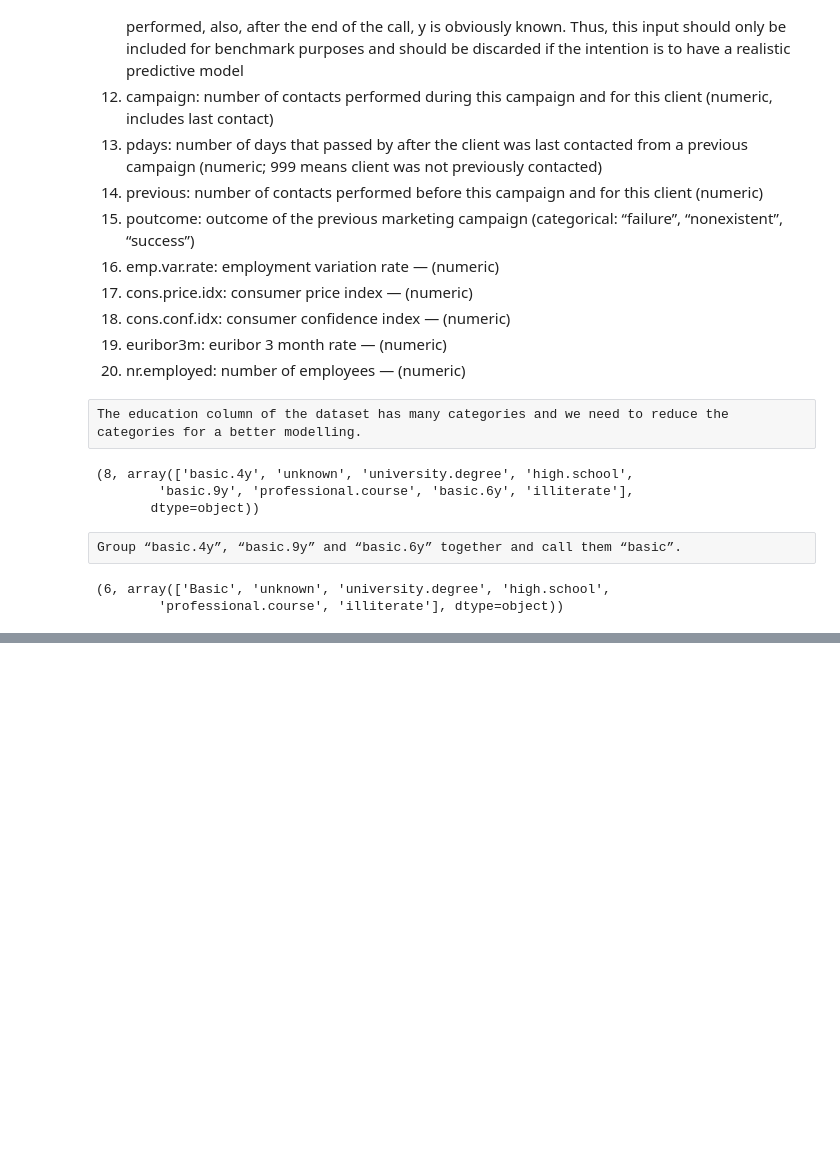
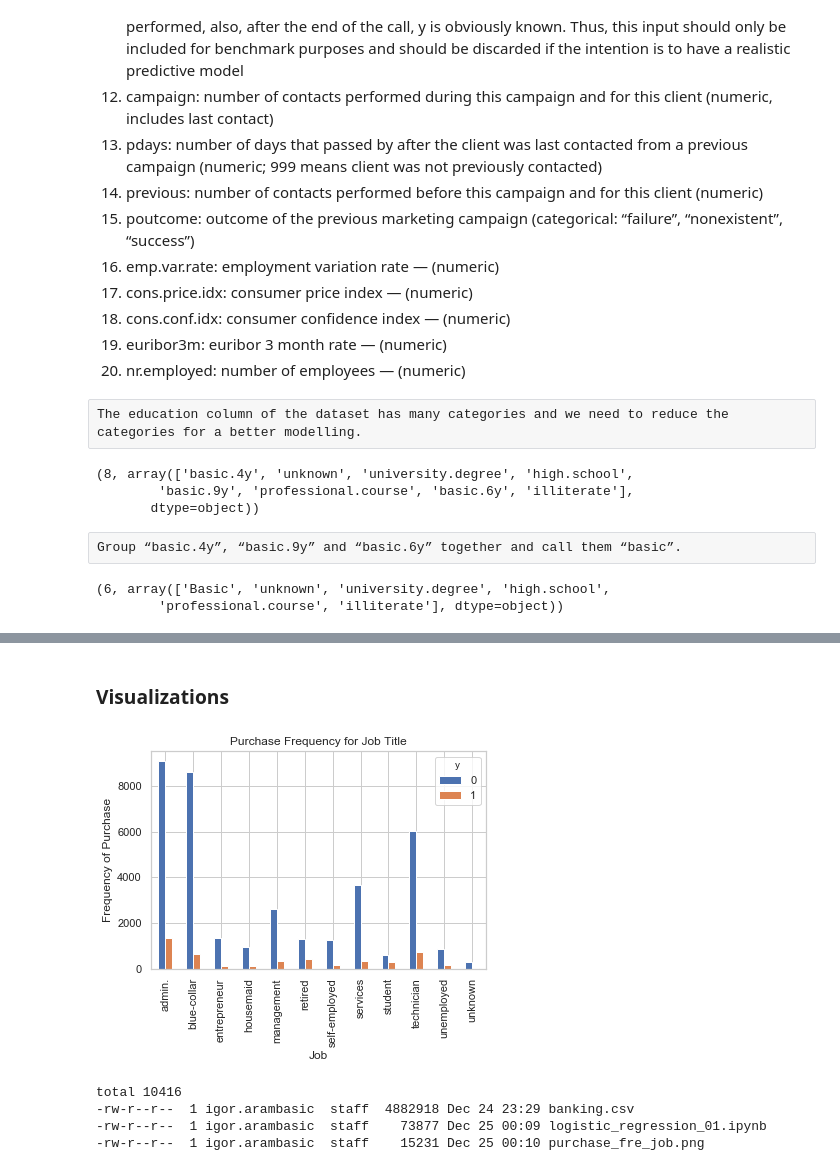
Before and after one commit to IgorAramb/ML_playground, a Jupyter notebook: logistic_regression/logistic_regression_01.ipynb, the cells around one changed output, grey strips where cells are left out. Cells and saved outputs as stored; diff of their text form; code cells hidden in the pictures; blank space fills up the shorter version.

```diff
--- a/logistic_regression/logistic_regression_01.ipynb
+++ b/logistic_regression/logistic_regression_01.ipynb
@@ -173,0 +259,19 @@ df['education']=np.where(df['education'] =='basic.4y', 'Basic', df['education'])
+# %% [markdown]
+### Visualizations
+# %%
+%matplotlib inline
+pd.crosstab(df.job,df.y).plot(kind='bar')
+
+plt.title('Purchase Frequency for Job Title')
+plt.xlabel('Job')
+plt.ylabel('Frequency of Purchase')
+plt.savefig('purchase_fre_job')
+# %% [output]
+[figure, added]
+# %%
+ll
+# %% [output]
+total 10416
+-rw-r--r--  1 igor.arambasic  staff  4882918 Dec 24 23:29 banking.csv
+-rw-r--r--  1 igor.arambasic  staff    73877 Dec 25 00:09 logistic_regression_01.ipynb
+-rw-r--r--  1 igor.arambasic  staff    15231 Dec 25 00:10 purchase_fre_job.png
```
Also changed, not shown: parts of 24 cells of this notebook.
